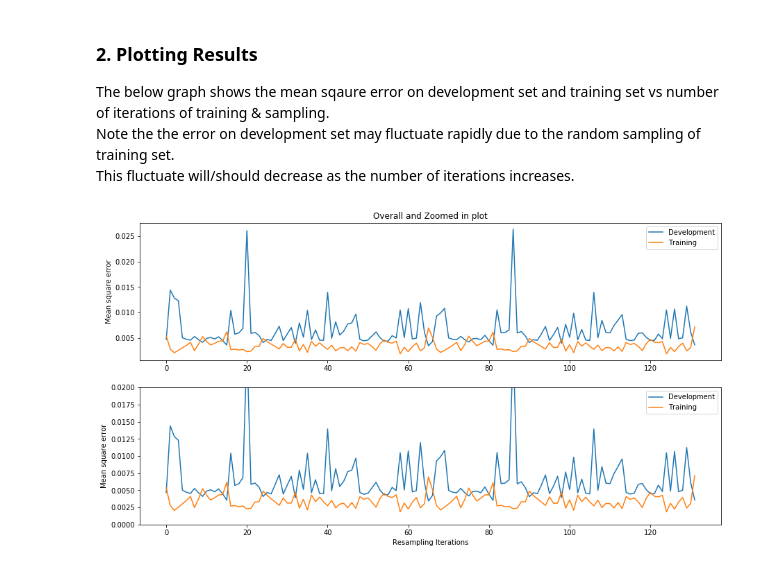
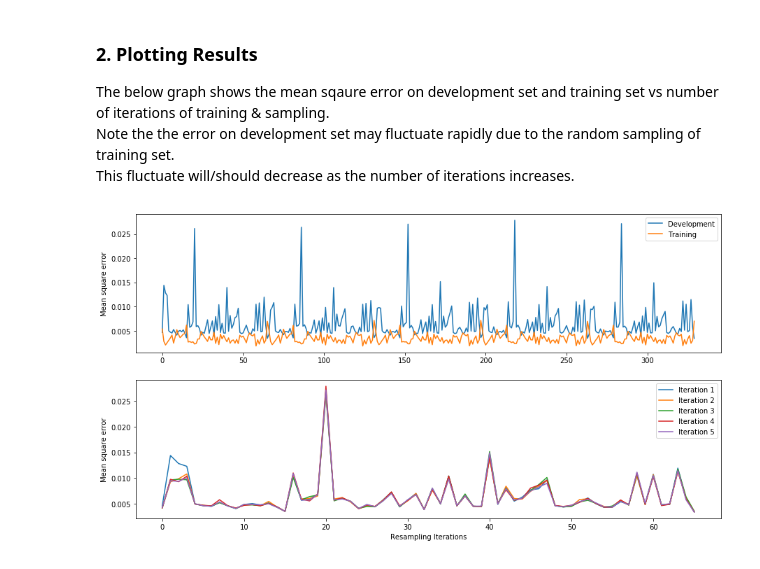
Before and after one commit to coddyzz/Grab-Challenge, a Jupyter notebook: Model_Preparation_and_Training.ipynb, the cells around one changed output. Cells and saved outputs as stored; diff of their text form; code cells hidden in the pictures.

```diff
--- a/Model_Preparation_and_Training.ipynb
+++ b/Model_Preparation_and_Training.ipynb
@@ -221,6 +247,7 @@ def resampling(df,seed = 10):
 # %%
 def dev_sampling(df):
     '''
+    This function is similar to resampling()
     This function takes in 1 argument: a dataframe
 
     This function performs a rolling window of 1248 + 1 + 5 = 1254 width on the dataframe
@@ -233,27 +260,27 @@ def dev_sampling(df):
                            ["T","lat","lon"]})
     Y = pd.DataFrame({"index":["T+1","T+2","T+3","T+4","T+5"]})
 
-    hash_list = df.T.index.values
-
     k=0
-
+    print("Converting to each row to record 13 days prior data as well as from T to T+5, latitude and longitude\nThis will take a while")
     for geohash in tqdm_notebook(hash_list):
-        lat = pgh.decode(geohash)[0]
-        lon = pgh.decode(geohash)[1]
         for i in range(1248,df.shape[0]-5):
             if df[geohash].values[i] > 0:
                 try:
                     k+=1
-                    X[str(k)] = list(df[geohash].values[i-1248:i+1])+[lat,lon]
-                    Y[str(k)] = list(df[geohash].values[i+1:i+6])
+                    X[str(k)] = list(df[geohash].values[i-1248:i+1])+[pgh.decode(geohash)[0],pgh.decode(geohash)[1]]
                 except:
                     k+=1
                     print(df[geohash].values[i])
                     print(list(df[geohash].values[i-1248:i+6])+[geohash])
 
+                # If no target is provided, return a array of five zero (used for prediction of use case)
+                try:
+                    Y[str(k)] = list(df[geohash].values[i+1:i+6])
+                except:
+                    Y[str(k)] = [0,0,0,0,0]
+
     X=np.array(X.T.drop(['index'])).astype("float")
     Y=np.array(Y.T.drop(['index'])).astype("float")
-
     print("This sample has:",k,"rows")
 
     return X,Y
@@ -273,7 +300,9 @@ train,dev = train_test_split(df.T, test_size=0.01, random_state=42)
 Loading from existing set (seed = 42), if possible
 # %%
 try:
+    # Try to load exisiting pickled file, (file not uploaded to github due to large size)
     dev_X,dev_Y = pickle.load(open("dev.pkl",'rb'))
+    open("dev.pkl",'rb').close()
     print("Loaded Development set have the shape of:",(dev_X.shape,dev_Y.shape))
 except:
     dev_X,dev_Y = dev_sampling(dev.T)
@@ -509,6 +538,7 @@ def model(train,dev_X,dev_Y,iterations = 10,learning_rate = 0.0001, k = 0,
     # Try to load exisiting data (fast, ~5sec), else resample from train dataset (slow ~ 10min)
     try:
         train_X,train_Y,sample_list = pickle.load(open("./temp_training_set/train"+str(k)+".pkl",'rb'))
+        open("./temp_training_set/train"+str(k)+".pkl",'rb').close()
         print("loaded exising dataset")
     except:
         print("Resampling new dataset")
@@ -589,6 +619,7 @@ def model(train,dev_X,dev_Y,iterations = 10,learning_rate = 0.0001, k = 0,
                 # Try to load exisiting data (fast, ~5sec), else resample from train dataset (slow ~ 10min)
                 try:
                     train_X,train_Y,sample_list = pickle.load(open("./temp_training_set/train"+str(k)+".pkl",'rb'))
+                    open("./temp_training_set/train"+str(k)+".pkl",'rb').close()
                     print("loaded exising dataset")
                 except:
                     print("Resampling new dataset")
@@ -660,11 +694,14 @@ Fast, about 2 min per sub training set, or roughly 2 hr per training session
 # %%
 try:
     parameters,train_acc,dev_acc,train,k  = pickle.load(open("training_parameters.pkl",'rb'))
+    open("training_parameters.pkl",'rb').close()
     print("Parameters loaded")
 except:
     print("error")
 
-for i in range(1,5):
+
+## Training for 3 times (editable )
+for i in range(1,4):
     ## Get the full training set back with the same seed
     new_train,_ = train_test_split(df.T, test_size=0.01, random_state=42)
     train = new_train.T
@@ -725,21 +766,24 @@ The below graph shows the mean sqaure error on development set and training set
 Note the the error on development set may fluctuate rapidly due to the random sampling of training set.<br>
 This fluctuate will/should decrease as the number of iterations increases.
 # %%
+## Plot iteration against mean square error
 plt.figure(figsize = (15,8))
 plt.subplot(2, 1, 1)
 plt.plot(dev_acc)
 plt.plot(train_acc)
 plt.ylabel('Mean square error')
 plt.legend(["Development","Training"])
-plt.title("Overall and Zoomed in plot")
 
+## Plot iteration against mean square error for each loop through the entire training set
+## This shows the repeated training granting limited improvement
 plt.subplot(2, 1, 2)
-plt.plot(dev_acc)
-plt.plot(train_acc)
+legend = []
+for i in range(len(dev_acc)//66):
+    plt.plot(dev_acc[66*i:66*(i+1)])
+    legend.append("Iteration "+str(i+1) )
 plt.xlabel('Resampling Iterations')
 plt.ylabel('Mean square error')
-plt.legend(["Development","Training"])
-plt.ylim(0,0.02)
+plt.legend(legend)
 plt.show()
 # %% [output]
-[figure, old version]
+[figure, new version]
```
Also changed, not shown: parts of 6 cells of this notebook, 18 other files.
